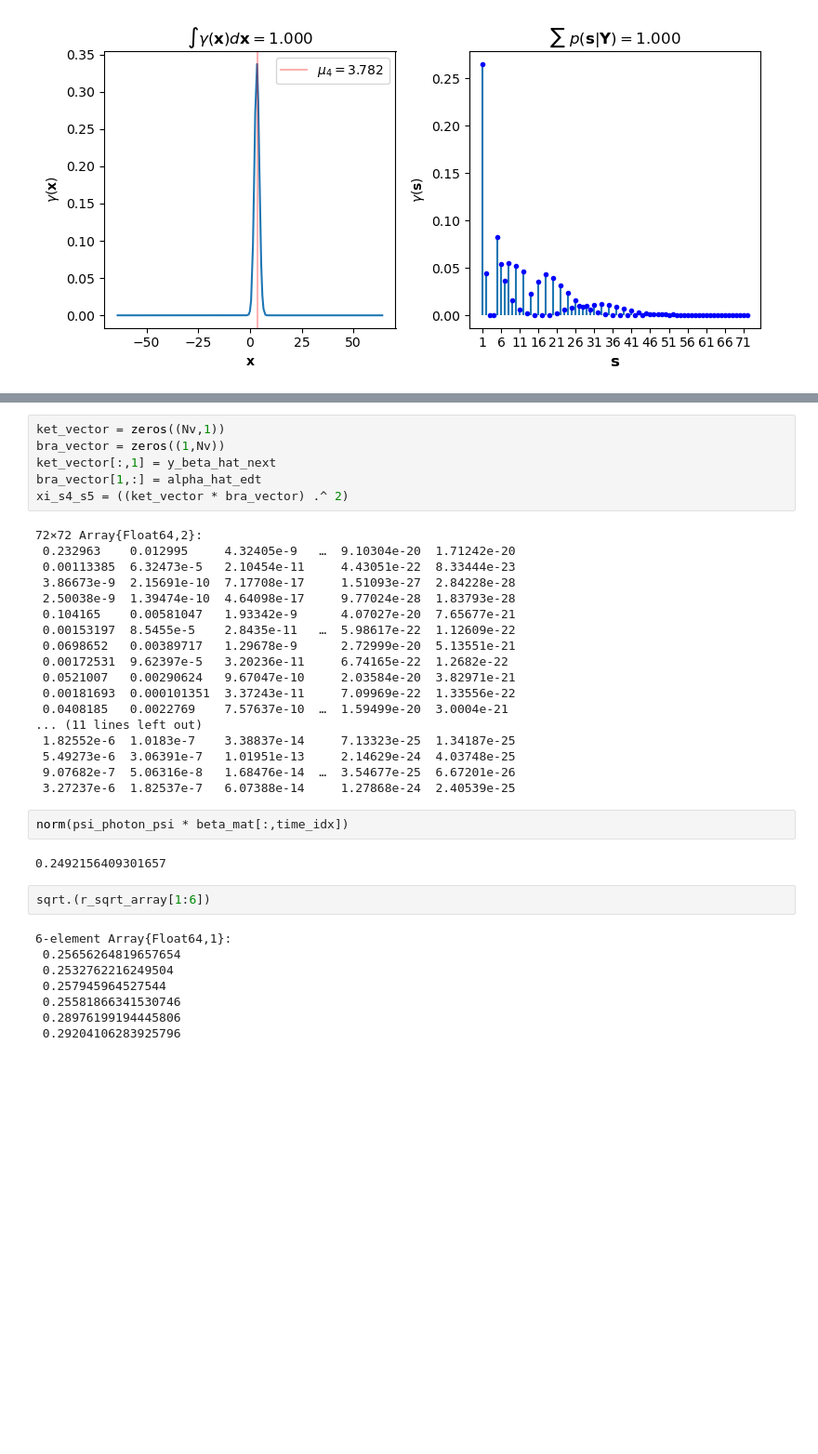
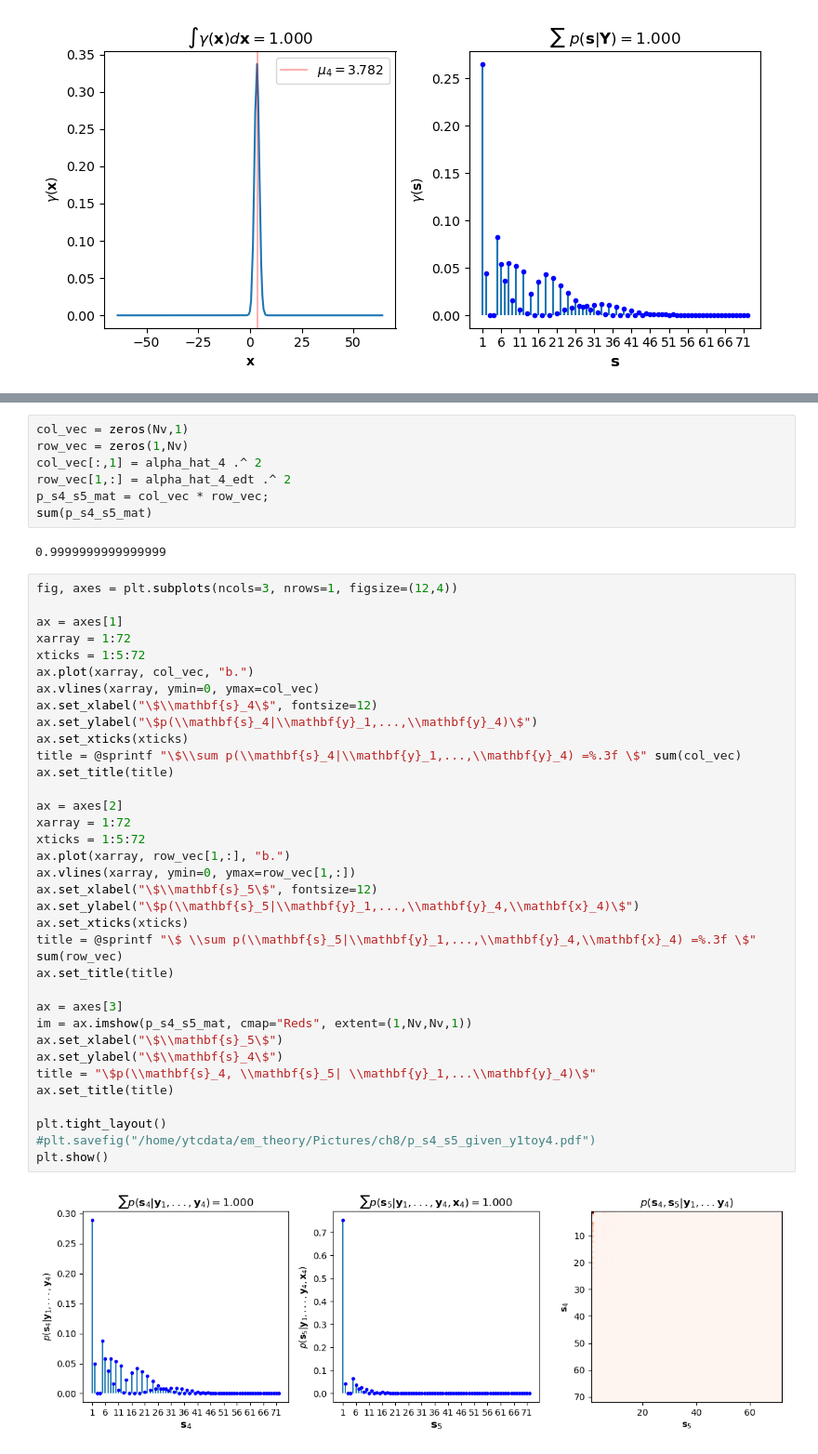
Before and after one commit to yizaochen/md_pisl, a Jupyter notebook: notebooks/diffusion_coefficient/eigenspace_graphical_EM_A_0.ipynb, the cells around one changed output, grey strips where cells are left out. Shown: that part at 93% size. Cells and saved outputs as stored; diff of their text form; blank space fills up the shorter version.

```diff
--- a/notebooks/diffusion_coefficient/eigenspace_graphical_EM_A_0.ipynb
+++ b/notebooks/diffusion_coefficient/eigenspace_graphical_EM_A_0.ipynb
@@ -220,38 +274,46 @@ alpha_hat_edt[1] = sign(alpha_hat_edt[1]) * sqrt(1 - sum((alpha_hat_edt[2:end]).
 # %%
-ket_vector = zeros((Nv,1))
-bra_vector = zeros((1,Nv))
-ket_vector[:,1] = y_beta_hat_next
-bra_vector[1,:] = alpha_hat_edt
-xi_s4_s5 = ((ket_vector * bra_vector) .^ 2)
+col_vec = zeros(Nv,1)
+row_vec = zeros(1,Nv)
+col_vec[:,1] = alpha_hat_4 .^ 2
+row_vec[1,:] = alpha_hat_4_edt .^ 2
+p_s4_s5_mat = col_vec * row_vec;
+sum(p_s4_s5_mat)
 # %% [output]
-72×72 Array{Float64,2}:
- 0.232963    0.012995     4.32405e-9   …  9.10304e-20  1.71242e-20
- 0.00113385  6.32473e-5   2.10454e-11     4.43051e-22  8.33444e-23
- 3.86673e-9  2.15691e-10  7.17708e-17     1.51093e-27  2.84228e-28
- 2.50038e-9  1.39474e-10  4.64098e-17     9.77024e-28  1.83793e-28
- 0.104165    0.00581047   1.93342e-9      4.07027e-20  7.65677e-21
- 0.00153197  8.5455e-5    2.8435e-11   …  5.98617e-22  1.12609e-22
- 0.0698652   0.00389717   1.29678e-9      2.72999e-20  5.13551e-21
- 0.00172531  9.62397e-5   3.20236e-11     6.74165e-22  1.2682e-22
- 0.0521007   0.00290624   9.67047e-10     2.03584e-20  3.82971e-21
- 0.00181693  0.000101351  3.37243e-11     7.09969e-22  1.33556e-22
- 0.0408185   0.0022769    7.57637e-10  …  1.59499e-20  3.0004e-21
-... (11 lines left out)
- 1.82552e-6  1.0183e-7    3.38837e-14     7.13323e-25  1.34187e-25
- 5.49273e-6  3.06391e-7   1.01951e-13     2.14629e-24  4.03748e-25
- 9.07682e-7  5.06316e-8   1.68476e-14  …  3.54677e-25  6.67201e-26
- 3.27237e-6  1.82537e-7   6.07388e-14     1.27868e-24  2.40539e-25
+0.9999999999999999
-# %%
-norm(psi_photon_psi * beta_mat[:,time_idx])
-# %% [output]
-0.2492156409301657
-# %%
-sqrt.(r_sqrt_array[1:6])
-# %% [output]
-6-element Array{Float64,1}:
- 0.25656264819657654
- 0.2532762216249504
- 0.257945964527544
- 0.25581866341530746
- 0.28976199194445806
- 0.29204106283925796
+# %%
+fig, axes = plt.subplots(ncols=3, nrows=1, figsize=(12,4))
+
+ax = axes[1]
+xarray = 1:72
+xticks = 1:5:72
+ax.plot(xarray, col_vec, "b.")
+ax.vlines(xarray, ymin=0, ymax=col_vec)
+ax.set_xlabel("\$\\mathbf{s}_4\$", fontsize=12)
+ax.set_ylabel("\$p(\\mathbf{s}_4|\\mathbf{y}_1,...,\\mathbf{y}_4)\$")
+ax.set_xticks(xticks)
+title = @sprintf "\$\\sum p(\\mathbf{s}_4|\\mathbf{y}_1,...,\\mathbf{y}_4) =%.3f \$" sum(col_vec)
+ax.set_title(title)
+
+ax = axes[2]
+xarray = 1:72
+xticks = 1:5:72
+ax.plot(xarray, row_vec[1,:], "b.")
+ax.vlines(xarray, ymin=0, ymax=row_vec[1,:])
+ax.set_xlabel("\$\\mathbf{s}_5\$", fontsize=12)
+ax.set_ylabel("\$p(\\mathbf{s}_5|\\mathbf{y}_1,...,\\mathbf{y}_4,\\mathbf{x}_4)\$")
+ax.set_xticks(xticks)
+title = @sprintf "\$ \\sum p(\\mathbf{s}_5|\\mathbf{y}_1,...,\\mathbf{y}_4,\\mathbf{x}_4) =%.3f \$" sum(row_vec)
+ax.set_title(title)
+
+ax = axes[3]
+im = ax.imshow(p_s4_s5_mat, cmap="Reds", extent=(1,Nv,Nv,1))
+ax.set_xlabel("\$\\mathbf{s}_5\$")
+ax.set_ylabel("\$\\mathbf{s}_4\$")
+title = "\$p(\\mathbf{s}_4, \\mathbf{s}_5| \\mathbf{y}_1,...\\mathbf{y}_4)\$"
+ax.set_title(title)
+
+plt.tight_layout()
+#plt.savefig("/home/ytcdata/em_theory/Pictures/ch8/p_s4_s5_given_y1toy4.pdf")
+plt.show()
+# %% [output]
+[figure, added]
```
Also changed, not shown: parts of 30 cells of this notebook.
